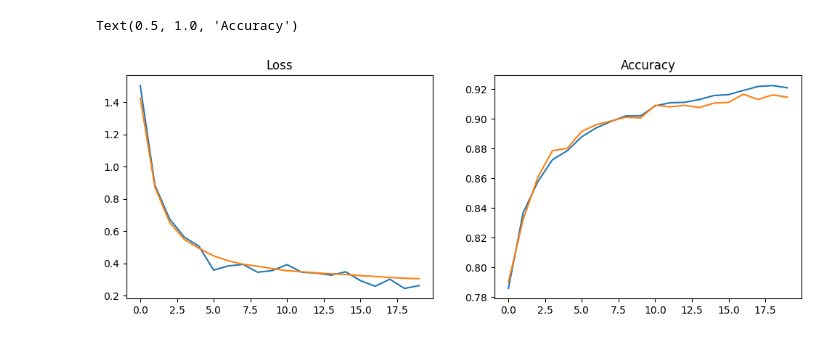
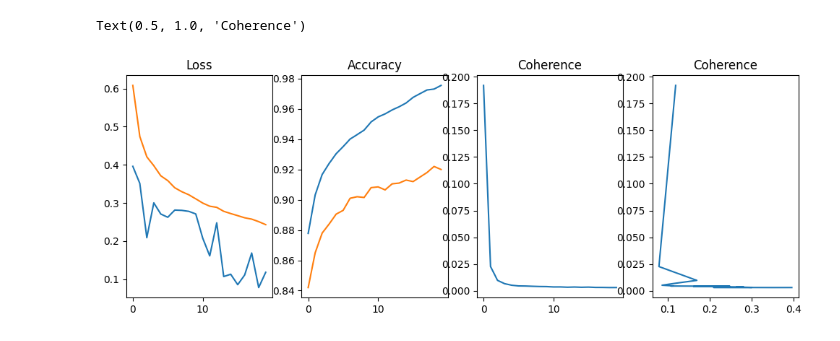
Before and after one commit to ThomasWalker1/Generalization-of-Neural-Networks, a Jupyter notebook: Generalization in Deep Learning/Gradients/coherence_FC_neural_networks.ipynb, the cells around one changed output. Saved outputs shown, nothing was run; the diff lists cells and outputs as text; code cells hidden in the pictures.

```diff
--- a/Generalization in Deep Learning/Gradients/coherence_FC_neural_networks.ipynb
+++ b/Generalization in Deep Learning/Gradients/coherence_FC_neural_networks.ipynb
@@ -12,7 +12,7 @@ input_size = 784
 hidden_size = 2048
 num_classes = 10
 num_epochs = 20
-batch_size = 500
+batch_size = 100
 learning_rate = 0.1
 # %%
 # MNIST dataset
@@ -25,14 +25,16 @@ test_dataset = torchvision.datasets.MNIST(root='StandardData',
                                           train=False,
                                           transform=transforms.ToTensor())
 
+reduced_train_index=list(range(10000))
+reduced_test_index=list(range(2000))
 
-subsample_train_indices = torch.randperm(len(train_dataset))[:10000]
-subsample_test_indices = torch.randperm(len(test_dataset))[:2000]
+subset_train_dataset=torch.utils.data.Subset(train_dataset, reduced_train_index)
+subset_test_dataset=torch.utils.data.Subset(test_dataset, reduced_test_index)
 
 # Data loader
-train_loader = DataLoader(dataset=train_dataset, batch_size=batch_size, sampler=SubsetRandomSampler(subsample_train_indices))
+train_loader = DataLoader(dataset=subset_train_dataset, batch_size=batch_size, shuffle=True)
 
-test_loader = DataLoader(dataset=test_dataset, batch_size=batch_size, sampler=SubsetRandomSampler(subsample_test_indices))
+test_loader = DataLoader(dataset=subset_test_dataset, batch_size=batch_size, shuffle=False)
 # %%
 # Fully connected neural network
 class NeuralNet(nn.Module):
@@ -112,7 +114,7 @@ test_accuracy=[]
 epoch_list=[]
 alpha_list=[]
 
-for epoch in range(2):
+for epoch in range(num_epochs):
     trainloss, alpha = train_epoch()
     train_loss.append(trainloss)
     alpha_list.append(alpha)
@@ -126,17 +146,25 @@ Epoch: 2 TrainLoss: 0.881 TestLoss: 0.882 TrainAccuracy: 0.832 TestAccuracy: 0.8
 # %%
-fig, axs = plt.subplots(1,2)
+fig, axs = plt.subplots(1,4)
 
 fig.set_size_inches(12,4)
 
 axs[0].plot(np.arange(num_epochs), train_loss,label='Train')
 axs[0].plot(np.arange(num_epochs), test_loss,label='Test')
 axs[0].set_title('Loss')
+axs[0].legend()
 axs[1].plot(np.arange(num_epochs), train_accuracy,label='Train')
 axs[1].plot(np.arange(num_epochs), test_accuracy,label='Test')
 axs[1].set_title('Accuracy')
+axs[1].legend()
+axs[2].plot(np.arange(num_epochs), alpha_list,label='Coherence')
+axs[2].set_title('Coherence Against Epochs')
+axs[2].legend()
+axs[3].plot(np.flip(train_loss), alpha_list,label='Coherence')
+axs[3].set_title('Coherence Against Loss')
+axs[3].legend()
 # %% [output]
-Text(0.5, 1.0, 'Accuracy')
+Text(0.5, 1.0, 'Coherence')
-[figure, old version]
+[figure, new version]
 # %%
 input_size = 784
 hidden_size = 2048
```
Also changed, not shown: parts of 7 cells of this notebook.
